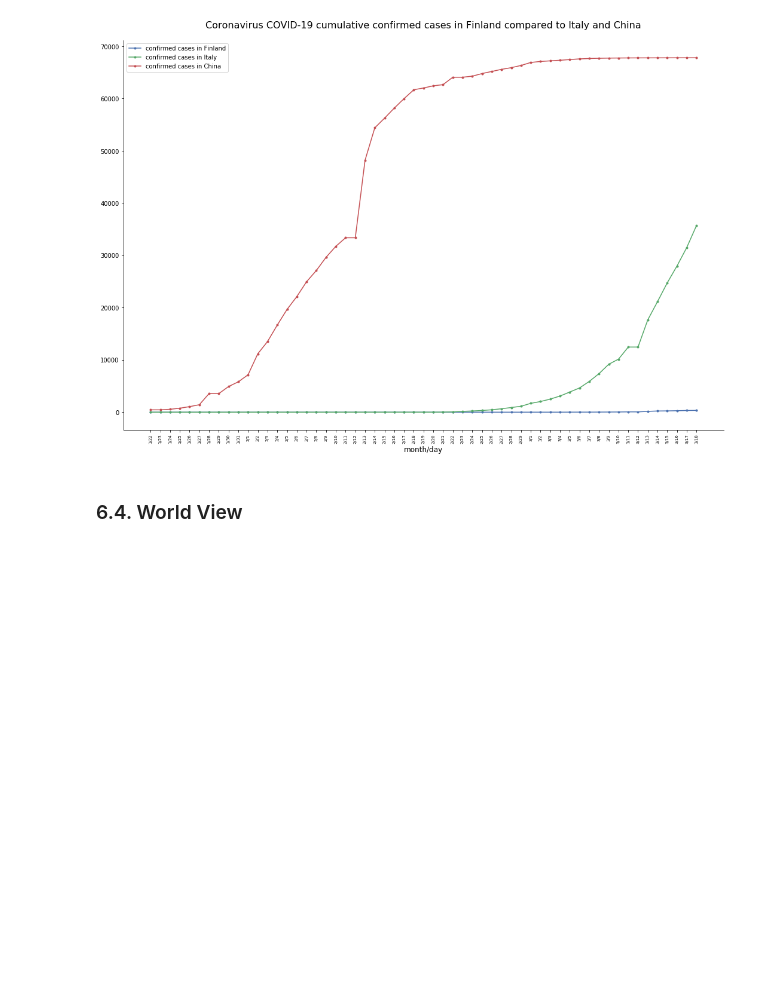
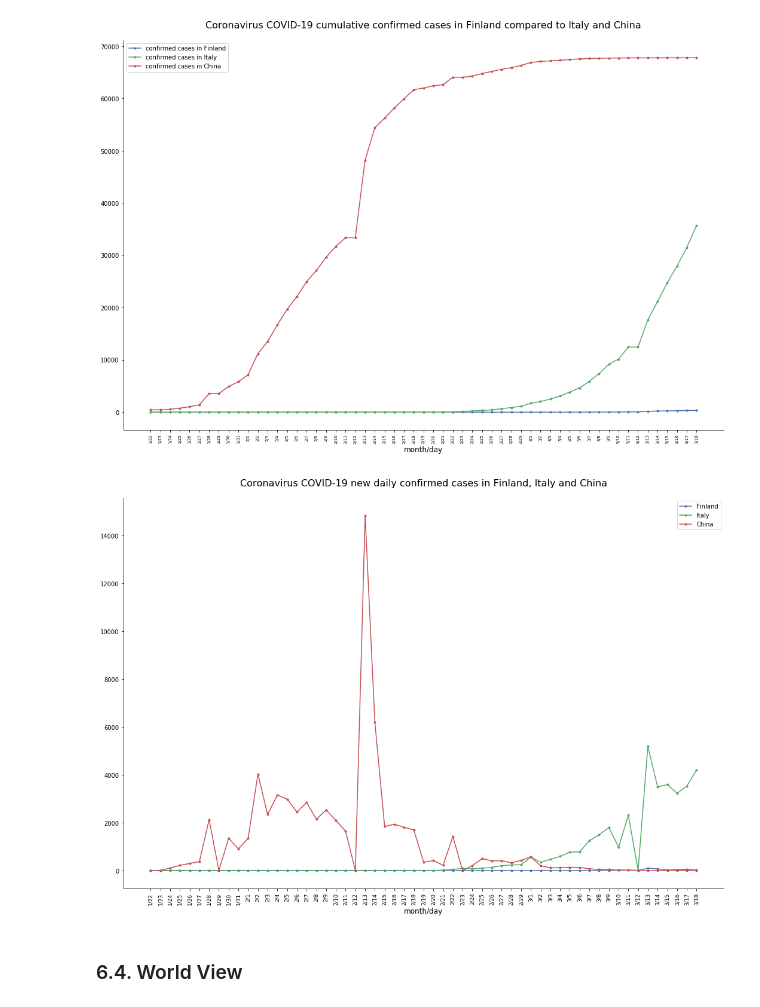
Before and after one commit to BerniHacker/Coronavirus, a Jupyter notebook: Coronavirus_Finland.ipynb, the cells around one changed output. Drawn from its saved outputs; the diff is of its cells as text; code cells hidden in the pictures; blank space fills up the shorter version.

```diff
--- a/Coronavirus_Finland.ipynb
+++ b/Coronavirus_Finland.ipynb
@@ -677,6 +677,9 @@ finland_recov_0 = Finland_0[1]
 # Extracting the decased cases
 finland_deceas_0 = Finland_0[2]
 
+# Calculating the incremental values of the confirmed cases
+finland_conf_incr_0 = calc_increments(finland_conf_0)
+
 # Extracting the dataseries from the first confirmed case in the Country
 # by using the function extract_non_null
 # (the function extracts all non null values, not only the leading zeros
@@ -762,6 +765,7 @@ Italy_0 = extract_country("Italy", 0)
 italy_conf_0 = Italy_0[0]
 italy_recov_0 = Italy_0[1]
 italy_deceas_0 = Italy_0[2]
+italy_conf_incr_0 = calc_increments(italy_conf_0)
 italy_conf_pos = extract_non_null(italy_conf_0)
 # %% [markdown]
 #### 5.4.6. Data from China <a name="5.4.6."></a>
@@ -771,6 +775,7 @@ China_0 = extract_country("China", 0)
 china_conf_0 = China_0[0]
 china_recov_0= China_0[1]
 china_deceas_0 = China_0[2]
+china_conf_incr_0 = calc_increments(china_conf_0)
 china_conf_pos = extract_non_null(china_conf_0)
 # %% [markdown]
 ### 5.5. Summary of the created datasets <a name="5.5."></a>
@@ -1030,6 +1035,22 @@ cust_line_plot((days_tot, finland_conf_0, ".", 0, "confirmed cases in Finland"),
                legend=True)
 # %% [output]
 [figure]
+# %%
+# Comparing new daily confirmed Coronavirus cases in Finland, Italy and China
+cust_line_plot((days_tot, finland_conf_incr_0, ".", 0, "Finland"),
+               (days_tot, italy_conf_incr_0, ".", 2, "Italy"),
+               (days_tot, china_conf_incr_0, ".", 3, "China"),
+               figsize_w=18, figsize_h=12,
+               title="Coronavirus COVID-19 new daily confirmed cases "\
+                     "in Finland, Italy and China",
+               title_fs=16, title_offset=20,
+               rem_borders=True,
+               x_label="month/day", xlabel_fs=12,
+               xvalues_fs=9,rot=90,
+               y_label=None, ylabel_fs=12,
+               legend=True)
+# %% [output]
+[figure, added]
 # %% [markdown]
 ### 6.4. World View<a name="6.4."></a>
 # %%
```
Also changed, not shown: parts of 2 cells of this notebook, 1 other file.
